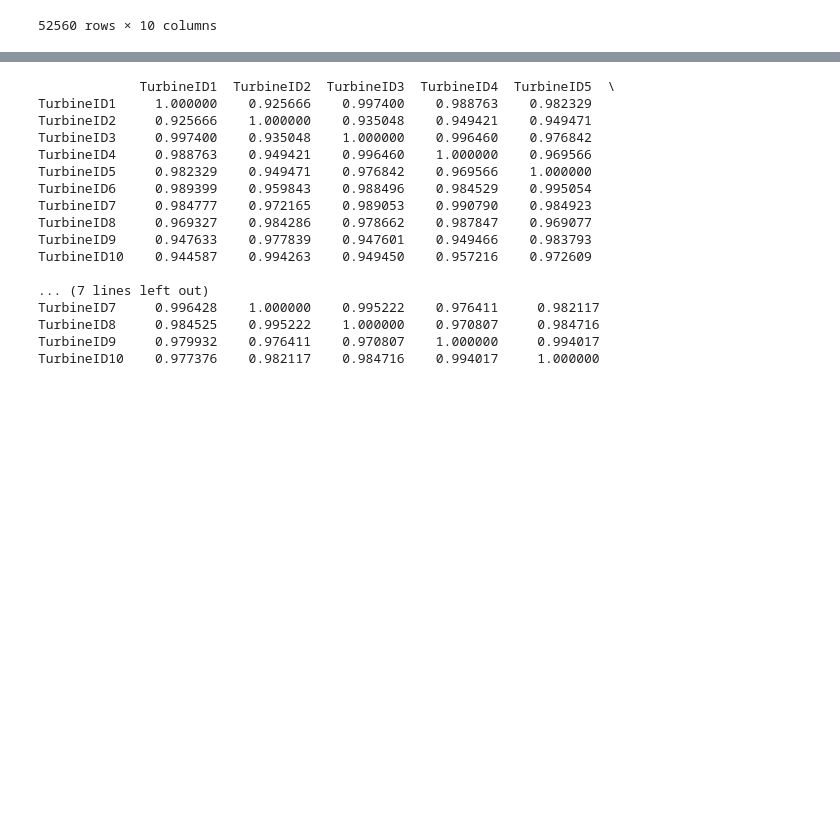
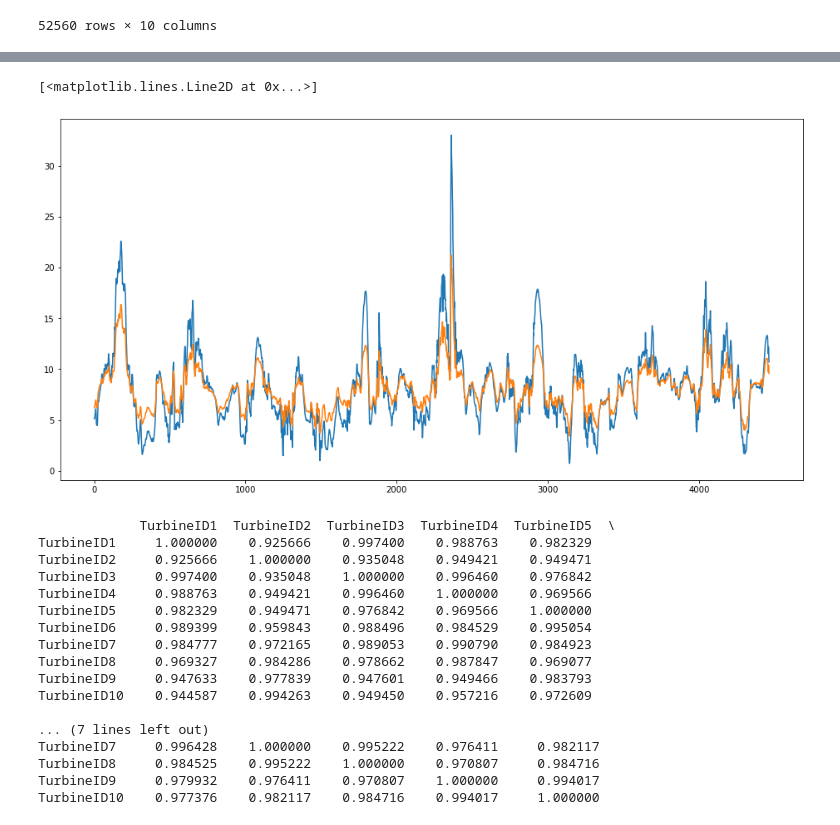
Before and after one commit to AliAfs/Analysis-of-Increment-Statistics-and-PCA-for-Wind-Power, a Jupyter notebook: AP1.ipynb, the cells around one changed output, grey strips where cells are left out. Drawn from its saved outputs; the diff is of its cells as text; code cells hidden in the pictures; blank space fills up the shorter version.

```diff
--- a/AP1.ipynb
+++ b/AP1.ipynb
@@ -326,0 +369,13 @@ WindSpeed_df
+# %%
+lat = [31.192,31.192,31.192,31.208,31.208,31.208,31.208,31.225,31.225,31.225]
+lon = [-102.242,-102.225,-102.208,-102.258,-102.242,-102.225,-102.208,-102.242,-102.225,-102.208]
+
+data_all_f = data_all[['Date(YYYY-MM-DD hh:mm:ss)','100m wind speed (m/s)']].copy()
+data_all_f['lat']=range(len(data_all))
+data_all_f['lon']=range(len(data_all))
+
+for i in range(10):
+    data_all_f['lat'][i*k:(i+1)*k] = lat[i]
+    data_all_f['lon'][i*k:(i+1)*k] = lon[i]
+
+data_all_f
@@ -326,0 +404,4 @@ WindSpeed_df
+# %%
+import pyEOF
+df_data = pyEOF.get_time_space(data_all_f, time_dim = "Date(YYYY-MM-DD hh:mm:ss)", lumped_space_dims = ["lat","lon"])
+df_data
@@ -326,0 +425,9 @@ WindSpeed_df
+# %%
+n = 2
+pca = df_eof(df_data,pca_type="varimax",n_components=n)
+
+eofs = pca.eofs(s=0, n=n) # get eofs
+pcs = pca.pcs(s=0, n=n) # get pcs
+evfs = pca.evf(n=n) # get variance fraction
+
+eofs
@@ -326,0 +478,7 @@ WindSpeed_df
+# %%
+reconstructed_data =  pd.DataFrame(np.dot(pcs,eofs))
+mean = WindSpeed_df.mean()
+for i in range(10):
+    reconstructed_data[i] += mean[i]
+
+reconstructed_data
@@ -327,3 +499,10 @@ WindSpeed_df
+# %%
+plt.figure(figsize=(16, 8))
+plt.plot(list(data1_Jan['100m wind speed (m/s)']))
+plt.plot(list(reconstructed_data[0][:len(data1_Jan)]))
+# %% [output]
+[<matplotlib.lines.Line2D at 0x...>]
+[figure, added]
 # %%
 corrMatrix = WindSpeed_df.corr()
 print (corrMatrix)
```
Also changed, not shown: parts of 22 cells of this notebook.
